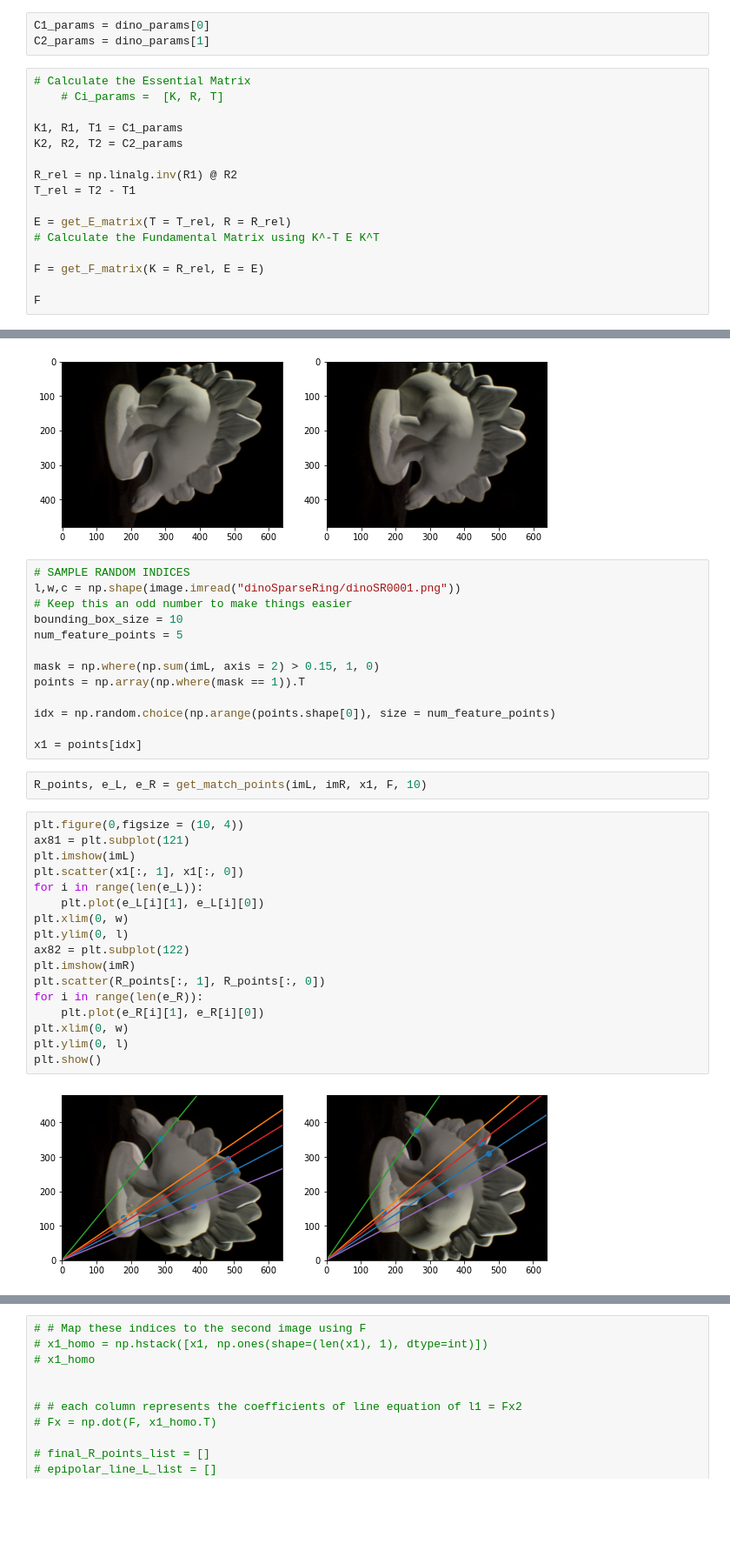
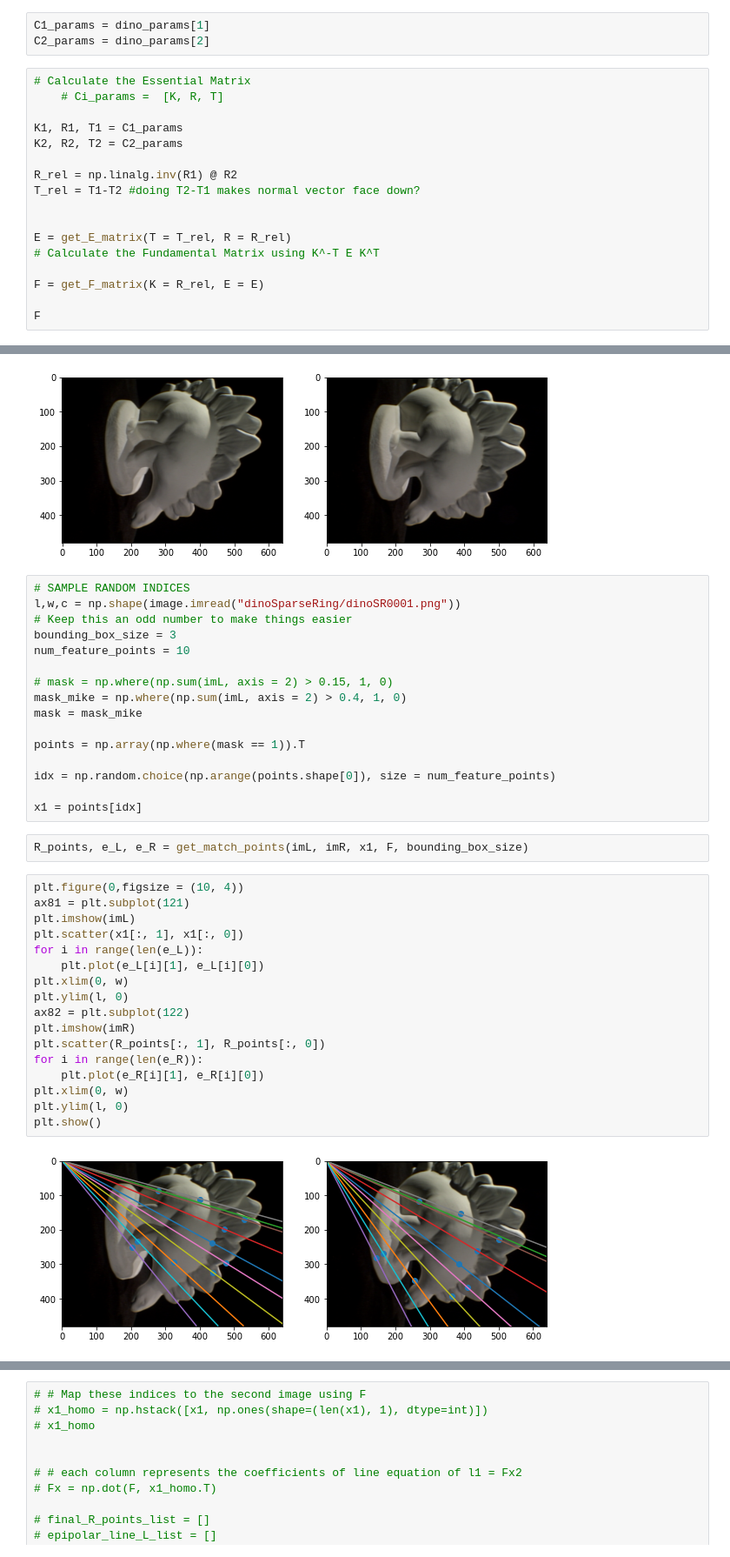
Before and after one commit to mingyuwoo98/volumetric-surface-reconstruction, a Jupyter notebook: mike.ipynb, the cells around one changed output, grey strips where cells are left out. Shown at 87% size. Cells and saved outputs as stored; diff of their text form; blank space fills up the shorter version.

```diff
--- a/mike.ipynb
+++ b/mike.ipynb
@@ -81,8 +81,8 @@ dino_params = get_parameters(dino_param_df=dino_param_df)
 # %% [markdown]
 ## Start with only two camera centers
 # %%
-C1_params = dino_params[0]
-C2_params = dino_params[1]
+C1_params = dino_params[1]
+C2_params = dino_params[2]
 # %%
 # Calculate the Essential Matrix
     # Ci_params =  [K, R, T]
@@ -91,7 +91,8 @@ K1, R1, T1 = C1_params
 K2, R2, T2 = C2_params
 
 R_rel = np.linalg.inv(R1) @ R2
-T_rel = T2 - T1
+T_rel = T1-T2 #doing T2-T1 makes normal vector face down?
+
 
 E = get_E_matrix(T = T_rel, R = R_rel)
 # Calculate the Fundamental Matrix using K^-T E K^T
@@ -264,33 +274,36 @@ plt.show()
 # SAMPLE RANDOM INDICES
 l,w,c = np.shape(image.imread("dinoSparseRing/dinoSR0001.png"))
 # Keep this an odd number to make things easier
-bounding_box_size = 10
-num_feature_points = 5
+bounding_box_size = 3
+num_feature_points = 10
 
-mask = np.where(np.sum(imL, axis = 2) > 0.15, 1, 0)
+# mask = np.where(np.sum(imL, axis = 2) > 0.15, 1, 0)
+mask_mike = np.where(np.sum(imL, axis = 2) > 0.4, 1, 0)
+mask = mask_mike
+
 points = np.array(np.where(mask == 1)).T
 
 idx = np.random.choice(np.arange(points.shape[0]), size = num_feature_points)
 
 x1 = points[idx]
 # %%
-R_points, e_L, e_R = get_match_points(imL, imR, x1, F, 10)
+R_points, e_L, e_R = get_match_points(imL, imR, x1, F, bounding_box_size)
 # %%
 plt.figure(0,figsize = (10, 4))
 ax81 = plt.subplot(121)
 plt.imshow(imL)
 plt.scatter(x1[:, 1], x1[:, 0])
 for i in range(len(e_L)):
     plt.plot(e_L[i][1], e_L[i][0])
 plt.xlim(0, w)
-plt.ylim(0, l)
+plt.ylim(l, 0)
 ax82 = plt.subplot(122)
 plt.imshow(imR)
 plt.scatter(R_points[:, 1], R_points[:, 0])
 for i in range(len(e_R)):
     plt.plot(e_R[i][1], e_R[i][0])
 plt.xlim(0, w)
-plt.ylim(0, l)
+plt.ylim(l, 0)
 plt.show()
 # %% [output]
-[figure, old version]
+[figure, new version]
```
Also changed, not shown: parts of 11 cells of this notebook.
